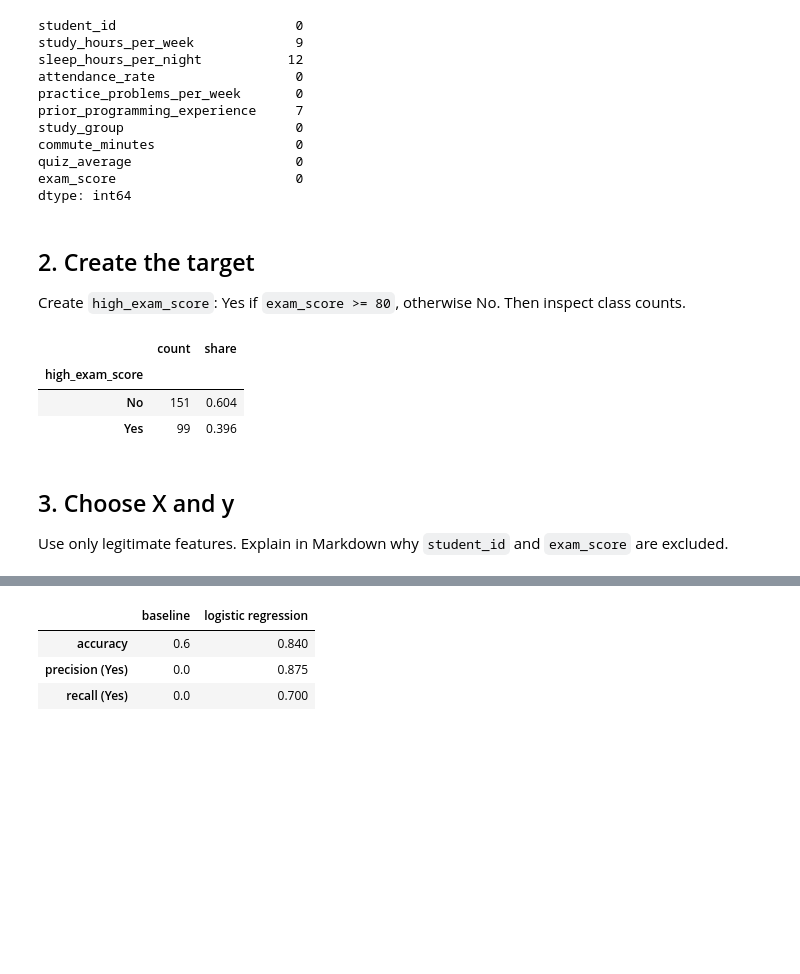
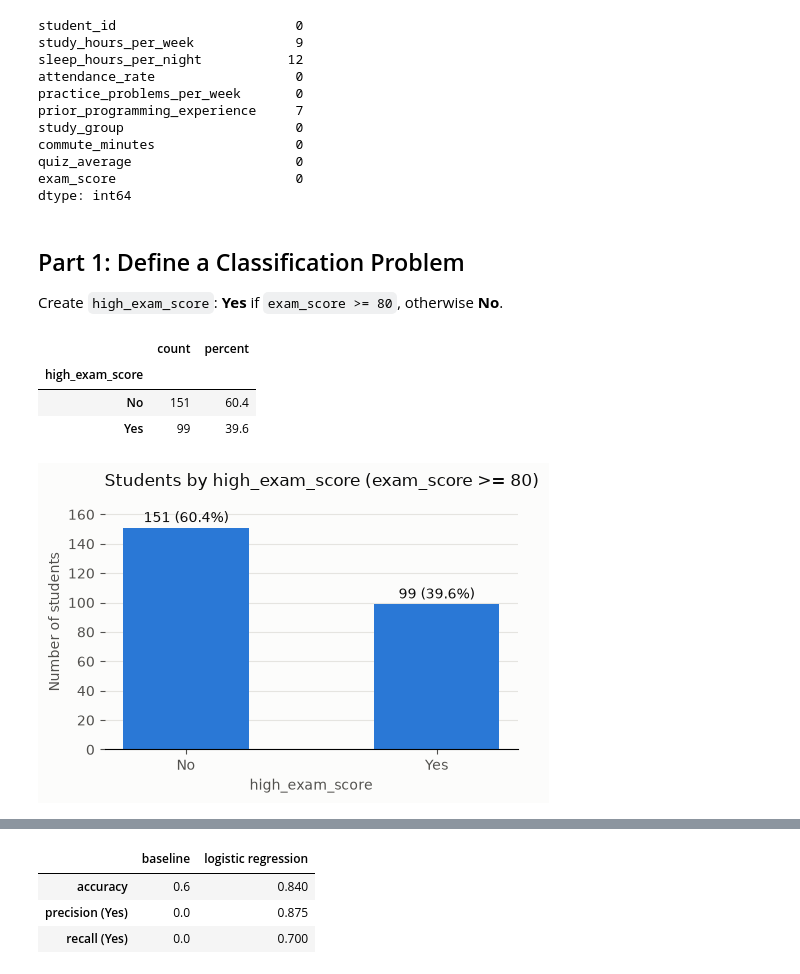
Before and after one commit to JGrade2005/CSE4095_2026, a Jupyter notebook: in_class_assignments/class8/CSE4095_Class8_Classification.ipynb, the cells around one changed output, grey strips where cells are left out. Drawn from its saved outputs; the diff is of its cells as text; code cells hidden in the pictures; blank space fills up the shorter version.

```diff
--- a/in_class_assignments/class8/CSE4095_Class8_Classification.ipynb
+++ b/in_class_assignments/class8/CSE4095_Class8_Classification.ipynb
@@ -37,21 +40,42 @@ quiz_average                     0
 exam_score                       0
 dtype: int64
 # %% [markdown]
-## 2. Create the target
-Create `high_exam_score`: Yes if `exam_score >= 80`, otherwise No. Then inspect class counts.
+## Part 1: Define a Classification Problem
+Create `high_exam_score`: **Yes** if `exam_score >= 80`, otherwise **No**.
 # %%
 TARGET = "high_exam_score"
 df[TARGET] = (df["exam_score"] >= 80).map({True: "Yes", False: "No"})
 
-pd.DataFrame({
+class_distribution = pd.DataFrame({
     "count": df[TARGET].value_counts(),
-    "share": df[TARGET].value_counts(normalize=True).round(3),
+    "percent": (df[TARGET].value_counts(normalize=True) * 100).round(1),
 })
+class_distribution
 # %% [output]
-|  | count | share |
+|  | count | percent |
 | high_exam_score |  |  |
-| No | 151 | 0.604 |
-| Yes | 99 | 0.396 |
+| No | 151 | 60.4 |
+| Yes | 99 | 39.6 |
-# %% [markdown]
-## 3. Choose X and y
-Use only legitimate features. Explain in Markdown why `student_id` and `exam_score` are excluded.
+# %%
+fig, ax = plt.subplots(figsize=(5, 3.5))
+fig.patch.set_facecolor("#fcfcfb")
+ax.set_facecolor("#fcfcfb")
+
+bars = ax.bar(class_distribution.index, class_distribution["count"], width=0.5, color="#2a78d6")
+for bar, count, percent in zip(bars, class_distribution["count"], class_distribution["percent"]):
+    ax.annotate(f"{count} ({percent}%)", (bar.get_x() + bar.get_width() / 2, bar.get_height()),
+                xytext=(0, 4), textcoords="offset points", ha="center", color="#0b0b0b")
+
+ax.set_title("Students by high_exam_score (exam_score >= 80)", color="#0b0b0b", loc="left")
+ax.set_xlabel("high_exam_score", color="#52514e")
+ax.set_ylabel("Number of students", color="#52514e")
+ax.set_ylim(0, class_distribution["count"].max() * 1.15)
+ax.tick_params(colors="#52514e")
+ax.grid(axis="y", color="#e5e4e0", linewidth=0.8)
+ax.set_axisbelow(True)
+for side in ["top", "right", "left"]:
+    ax.spines[side].set_visible(False)
+plt.tight_layout()
+plt.show()
+# %% [output]
+[figure, added]
```
Also changed, not shown: parts of 91 cells of this notebook, 2 other files.
